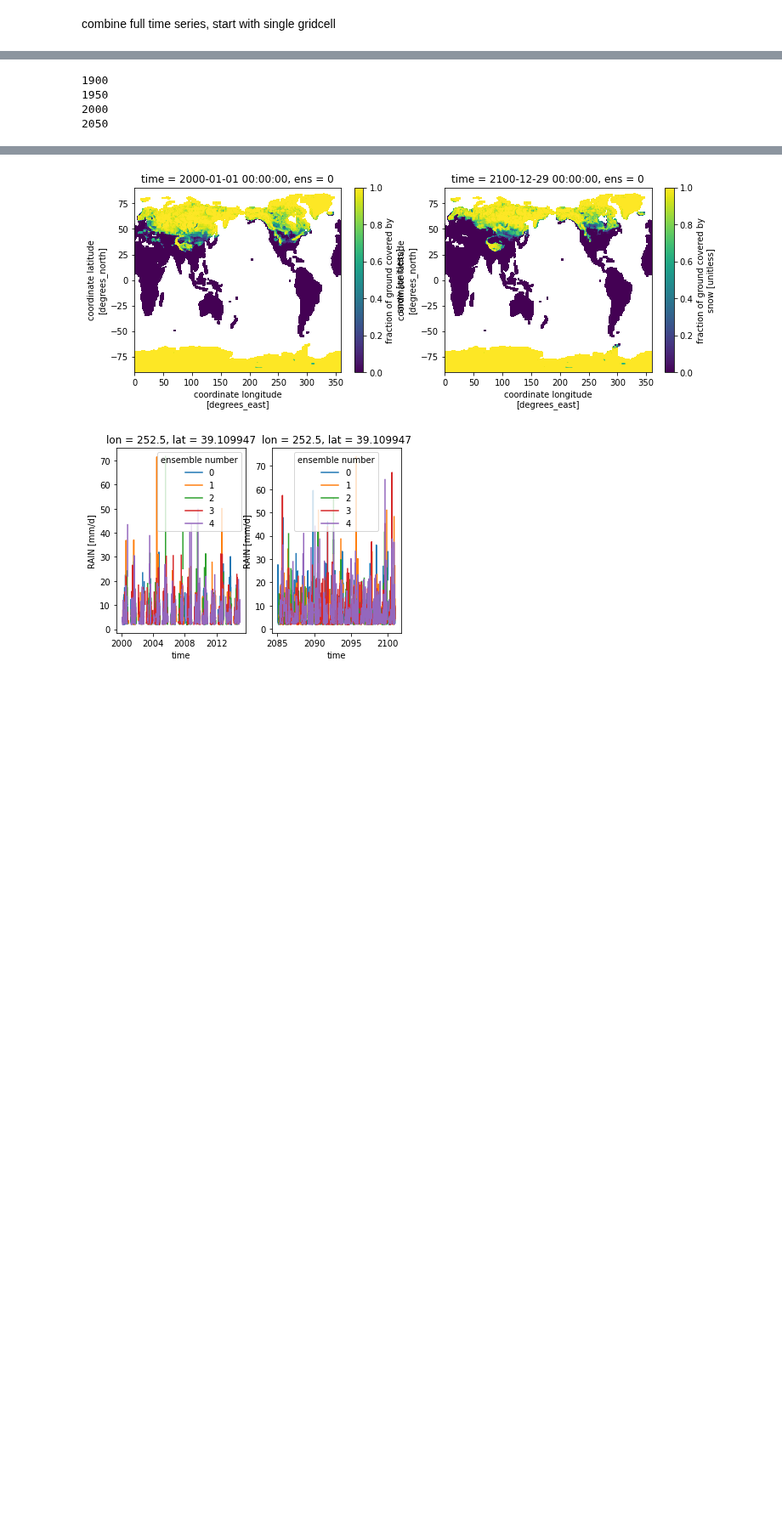
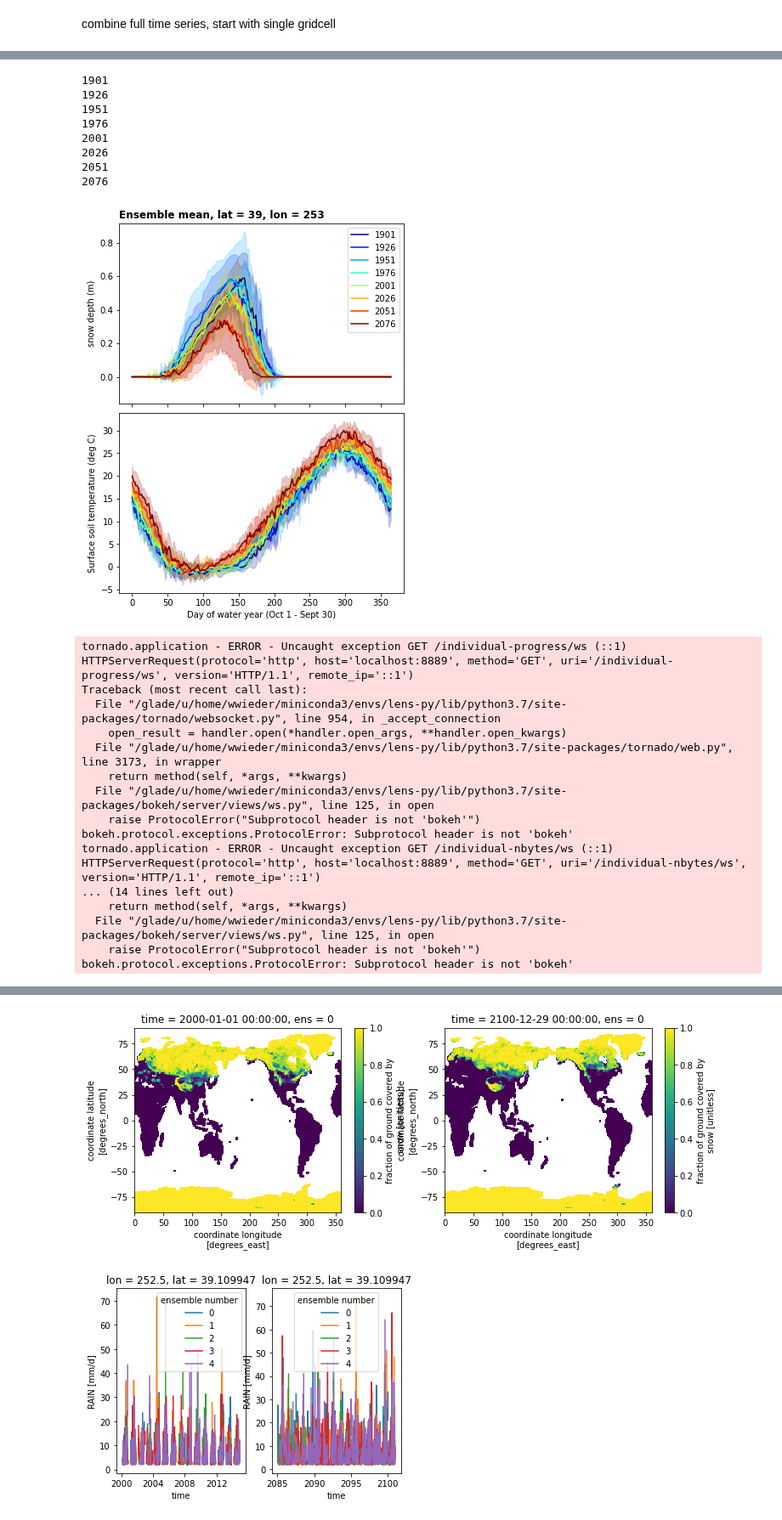
Before and after one commit to wwieder/cesm-lens, a Jupyter notebook: notebooks/lens2_RainSnow.ipynb, the cells around one changed output, grey strips where cells are left out. Shown at 85% size. Saved outputs shown, nothing was run; the diff lists cells and outputs as text; code cells hidden in the pictures; blank space fills up the shorter version.

```diff
--- a/notebooks/lens2_RainSnow.ipynb
+++ b/notebooks/lens2_RainSnow.ipynb
@@ -341,42 +357,62 @@ ax4.set_xlabel('Day of water year (Oct 1 - Sept 30)') ;
 # %%
-nspan = 50
+nspan =25
 nyear = int(len(year)/nspan)
-color = iter(cm.jet(np.linspace(0,1,nyear)))
+color = iter(cm.jet(np.linspace(0,1,(nyear))) )
 
-fig, ((ax1, ax2), (ax3, ax4)) = plt.subplots(2, 2,
-                                sharey='row', sharex='col',
+fig, (ax2, ax4) = plt.subplots(2, 1, sharex='col',
                                 gridspec_kw={'wspace': 0.05, 'hspace':0.05},
-                                figsize=(10,8))
+                                figsize=(6,8))
 
 for i in range(nyear):
-    print(year[(i*nspan)])
-    firstDay = 365*nspan*i
+    print(year[i*nspan]+1)
+    firstDay = 365*nspan*i+365
     lastDay = firstDay + 365
     x = Y.time.isel(time=slice(firstDay,lastDay))
-    ymin = Ymin.isel(time=slice(firstDay,lastDay))
-    ymax = Ymax.isel(time=slice(firstDay,lastDay))
+    x2 = range(0,365)
+    y = Y.isel(time=slice(firstDay,lastDay))
+    ystd = Ystd.isel(time=slice(firstDay,lastDay))
     c = next(color)
     # snow depth plots
-    ax1.plot(x,ymin.SNOWDP,c=c)
-    ax2.plot(ymin.SNOWDP,c=c)
-    ax2.plot(ymax.SNOWDP,c=c)
+    #ax1.plot(x,ymin.SNOWDP,c=c)
+    ax2.plot(x2, y.SNOWDP,c=c)
+    ax2.fill_between(x2, y.SNOWDP-ystd.SNOWDP,
+                     y.SNOWDP+ystd.SNOWDP, alpha=0.2,color=c)
     # soil temperature plots
-    ax3.plot(x,ymin.TSOI,c=c)
-    ax4.plot(ymin.TSOI,c=c)
-    ax4.plot(ymax.TSOI,c=c)
+    #ax4.set_ylim(top=8, bottom=-6)
+    ax4.plot(x2, y.TSOI-273.15,color=c)
+    ax4.fill_between(x2, y.TSOI+ystd.TSOI-273.15,
+                         y.TSOI-ystd.TSOI-273.15, alpha=0.2,color=c)
 
-#months = mdates.MonthLocator((10,11,12,1,2,3,4,5,6,7,8,9))  # every month
-#fmt = mdates.DateFormatter('%b')
-#ax.xaxis.set_major_locator(months)
-#ax.xaxis.set_major_formatter(fmt)
-ax1.set_ylabel('snow depth (m)') ;
-ax3.set_ylabel('10cm soil temperature (deg C)') ;
-ax3.set_xlabel('Year') ;
-ax4.set_xlabel('Day of water year (Oct 1 - Sept 30)') ;
-#ax.legend(range(year[0],year[-1],nspan), bbox_to_anchor=(1.05, 1),
-#          loc='upper left', borderaxespad=0.01,ncol=2) ;
+ax2.set_title('Ensemble mean, lat = '+str(plat)+', lon = '+str(plon),
+              loc='left', fontsize='large', fontweight='bold')
+ax2.set_ylabel('snow depth (m)') ;
+ax4.set_ylabel('Surface soil temperature (deg C)') ;
+ax4.set_xlabel('Day of water year (Oct 1 - Sept 30)')
+ax2.legend(range(year[1],year[-1],nspan), loc='upper right') ;
 # %% [output]
-1900
-1950
-2000
-2050
+1901
+1926
+1951
+1976
+2001
+2026
+2051
+2076
+[figure, added]
+tornado.application - ERROR - Uncaught exception GET /individual-progress/ws (::1)
+HTTPServerRequest(protocol='http', host='localhost:8889', method='GET', uri='/individual-progress/ws', version='HTTP/1.1', remote_ip='::1')
+Traceback (most recent call last):
+  File "/glade/u/home/wwieder/miniconda3/envs/lens-py/lib/python3.7/site-packages/tornado/websocket.py", line 954, in _accept_connection
+    open_result = handler.open(*handler.open_args, **handler.open_kwargs)
+  File "/glade/u/home/wwieder/miniconda3/envs/lens-py/lib/python3.7/site-packages/tornado/web.py", line 3173, in wrapper
+    return method(self, *args, **kwargs)
+  File "/glade/u/home/wwieder/miniconda3/envs/lens-py/lib/python3.7/site-packages/bokeh/server/views/ws.py", line 125, in open
+    raise ProtocolError("Subprotocol header is not 'bokeh'")
+bokeh.protocol.exceptions.ProtocolError: Subprotocol header is not 'bokeh'
+tornado.application - ERROR - Uncaught exception GET /individual-nbytes/ws (::1)
+HTTPServerRequest(protocol='http', host='localhost:8889', method='GET', uri='/individual-nbytes/ws', version='HTTP/1.1', remote_ip='::1')
+... (14 lines left out)
+    return method(self, *args, **kwargs)
+  File "/glade/u/home/wwieder/miniconda3/envs/lens-py/lib/python3.7/site-packages/bokeh/server/views/ws.py", line 125, in open
+    raise ProtocolError("Subprotocol header is not 'bokeh'")
+bokeh.protocol.exceptions.ProtocolError: Subprotocol header is not 'bokeh'
```
Also changed, not shown: parts of 16 cells of this notebook, 1 other file.
